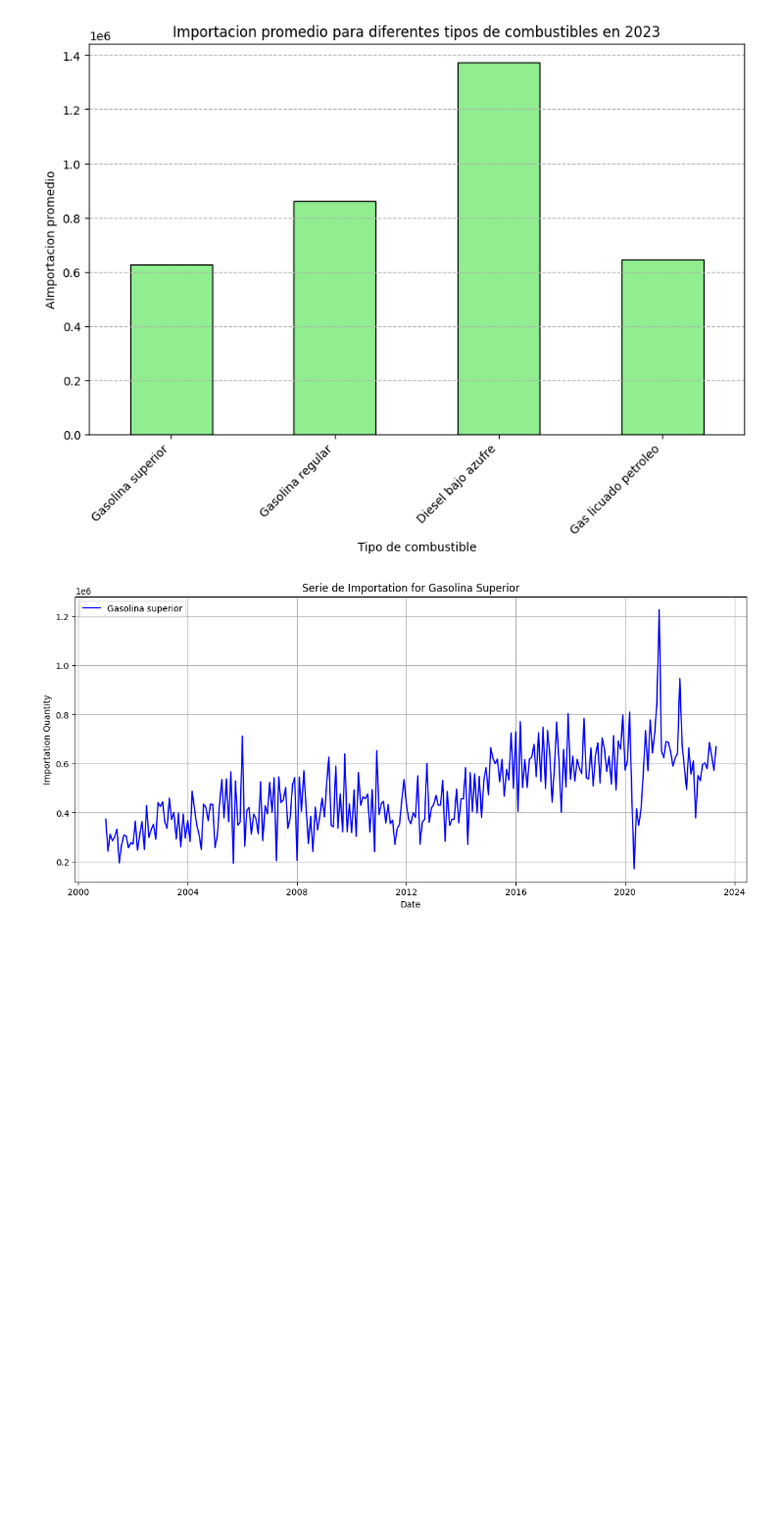
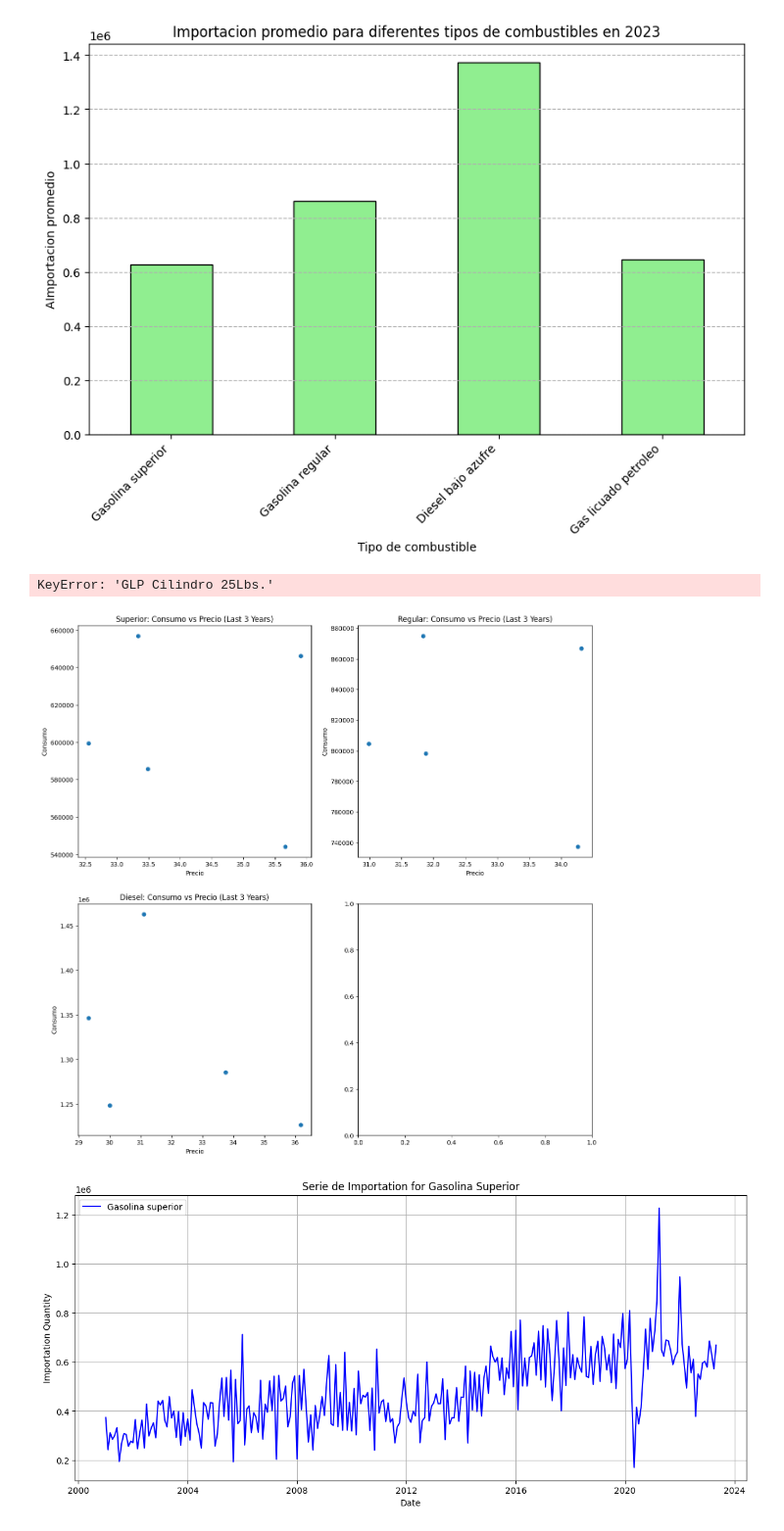
Before and after one commit to CrisLayB/DataScience_Lab02, a Jupyter notebook: ConsumoGasolina.ipynb, the cells around one changed output. Shown at 98% size. Cells and saved outputs as stored; diff of their text form; code cells hidden in the pictures; blank space fills up the shorter version.

```diff
--- a/ConsumoGasolina.ipynb
+++ b/ConsumoGasolina.ipynb
@@ -74,6 +74,41 @@ plt.grid(axis='y', linestyle='--')
 plt.show()
 # %% [output]
 [figure]
+# %%
+import pandas as pd
+import matplotlib.pyplot as plt
+prices_df = pd.read_csv('data/Precios_Promedio_Nacionales.csv')
+
+prices_df.head()
+
+prices_df['Fecha'] = pd.to_datetime(prices_df['Fecha'])
+
+df_consumption['Fecha'] = pd.to_datetime(df_consumption['Fecha'])
+
+consumption_last_3_years_df = df_consumption[df_consumption['Fecha'].dt.year >= 2021]
+
+merged_data_last_3_years = pd.merge(consumption_last_3_years_df, prices_df, on='Fecha', suffixes=('_consumption', '_price'))
+
+fuel_types_to_calculate = [
+    "Gasolina superior",
+    "Gasolina regular",
+    "Diesel bajo azufre",
+    "Gas licuado petroleo",
+]
+fig, axes = plt.subplots(2, 2, figsize=(15, 15))
+
+for idx, (price_column, consumption_column) in enumerate(fuel_types_to_calculate.items()):
+    row, col = divmod(idx, 2)
+    axes[row, col].scatter(merged_data_last_3_years[price_column], merged_data_last_3_years[consumption_column])
+    axes[row, col].set_title(f'{price_column}: Consumo vs Precio (Last 3 Years)')
+    axes[row, col].set_xlabel('Precio')
+    axes[row, col].set_ylabel('Consumo')
+
+plt.tight_layout()
+plt.show()
+# %% [output]
+KeyError: 'GLP Cilindro 25Lbs.'
+[figure, added]
 # %%
 # inicio, fin y frequencia de la importación mensual de gasolina super, regular, diesel bajo en azufre y gas licuado de petróleo
 
```
